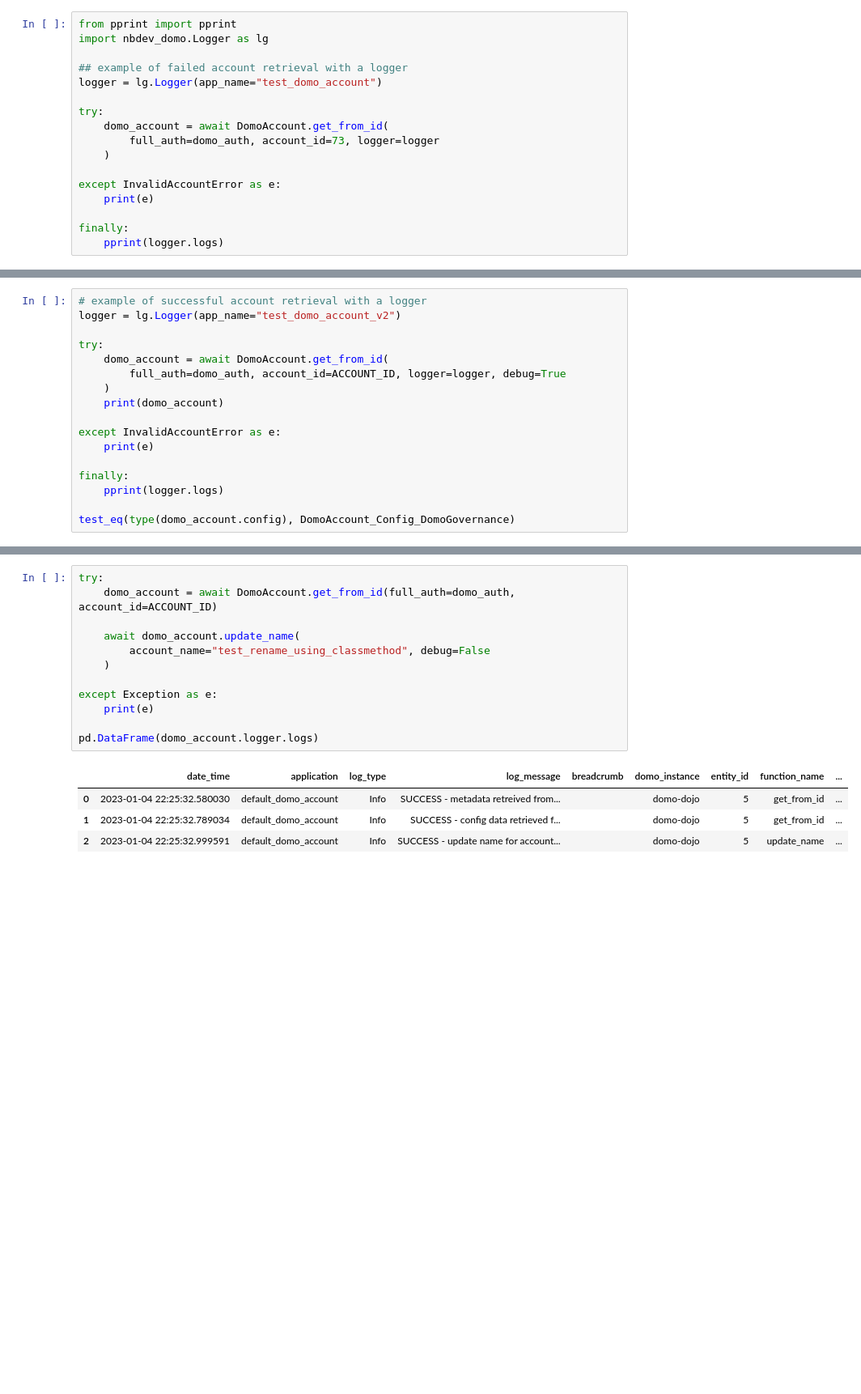
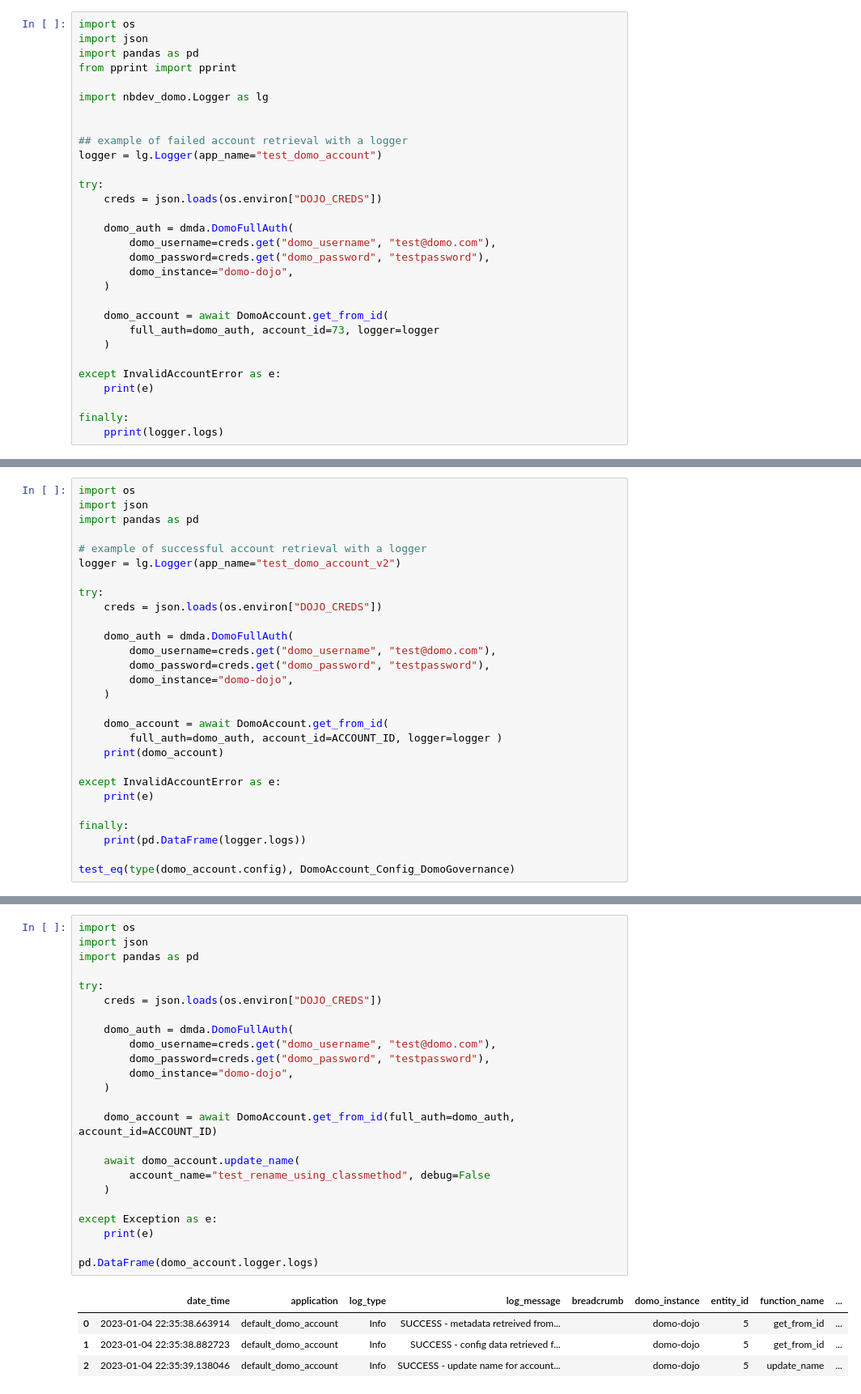
Before and after one commit to jaewilson07/nbdev_domo, a Jupyter notebook: nbs/80_DomoAccount.ipynb, the cells around one changed output, grey strips where cells are left out. Shown: that part at 81% size. Drawn from its saved outputs; the diff is of its cells as text; blank space fills up the shorter version.

Commit message:
add auth

```diff
--- a/nbs/80_DomoAccount.ipynb
+++ b/nbs/80_DomoAccount.ipynb
@@ -589,13 +632,26 @@ async def get_from_id(
 # %% [markdown]
 #### sample implementation of DomoAccount.get_from_id
 # %%
+import os
+import json
+import pandas as pd
 from pprint import pprint
+
 import nbdev_domo.Logger as lg
+
 
 ## example of failed account retrieval with a logger
 logger = lg.Logger(app_name="test_domo_account")
 
 try:
+    creds = json.loads(os.environ["DOJO_CREDS"])
+
+    domo_auth = dmda.DomoFullAuth(
+        domo_username=creds.get("domo_username", "test@domo.com"),
+        domo_password=creds.get("domo_password", "testpassword"),
+        domo_instance="domo-dojo",
+    )
+
     domo_account = await DomoAccount.get_from_id(
         full_auth=domo_auth, account_id=73, logger=logger
     )
@@ -619,20 +675,31 @@ Status 403 - ERROR - no metadata retreived from get_account_from_id: account - 7
                  'account - 73 from domo-dojo',
   'log_type': 'Error'}]
 # %%
+import os
+import json
+import pandas as pd
+
 # example of successful account retrieval with a logger
 logger = lg.Logger(app_name="test_domo_account_v2")
 
 try:
+    creds = json.loads(os.environ["DOJO_CREDS"])
+
+    domo_auth = dmda.DomoFullAuth(
+        domo_username=creds.get("domo_username", "test@domo.com"),
+        domo_password=creds.get("domo_password", "testpassword"),
+        domo_instance="domo-dojo",
+    )
+
     domo_account = await DomoAccount.get_from_id(
-        full_auth=domo_auth, account_id=ACCOUNT_ID, logger=logger, debug=True
-    )
+        full_auth=domo_auth, account_id=ACCOUNT_ID, logger=logger )
     print(domo_account)
 
 except InvalidAccountError as e:
     print(e)
 
 finally:
-    pprint(logger.logs)
+    print(pd.DataFrame(logger.logs))
 
 test_eq(type(domo_account.config), DomoAccount_Config_DomoGovernance)
 # %% [output]
@@ -744,22 +810,34 @@ async def update_name(
 # %% [markdown]
 #### sample implementation of update_name
 # %%
+import os
+import json
+import pandas as pd
+
 try:
+    creds = json.loads(os.environ["DOJO_CREDS"])
+
+    domo_auth = dmda.DomoFullAuth(
+        domo_username=creds.get("domo_username", "test@domo.com"),
+        domo_password=creds.get("domo_password", "testpassword"),
+        domo_instance="domo-dojo",
+    )
+
     domo_account = await DomoAccount.get_from_id(full_auth=domo_auth, account_id=ACCOUNT_ID)
 
     await domo_account.update_name(
         account_name="test_rename_using_classmethod", debug=False
     )
 
 except Exception as e:
     print(e)
 
 pd.DataFrame(domo_account.logger.logs)
 # %% [output]
 |  | date_time | application | log_type | log_message | breadcrumb | domo_instance | entity_id | function_name | ... |
-| 0 | 2023-01-04 22:25:32.580030 | default_domo_account | Info | SUCCESS - metadata retreived from... |  | domo-dojo | 5 | get_from_id | ... |
-| 1 | 2023-01-04 22:25:32.789034 | default_domo_account | Info | SUCCESS - config data retrieved f... |  | domo-dojo | 5 | get_from_id | ... |
-| 2 | 2023-01-04 22:25:32.999591 | default_domo_account | Info | SUCCESS - update name for account... |  | domo-dojo | 5 | update_name | ... |
+| 0 | 2023-01-04 22:35:38.663914 | default_domo_account | Info | SUCCESS - metadata retreived from... |  | domo-dojo | 5 | get_from_id | ... |
+| 1 | 2023-01-04 22:35:38.882723 | default_domo_account | Info | SUCCESS - config data retrieved f... |  | domo-dojo | 5 | get_from_id | ... |
+| 2 | 2023-01-04 22:35:39.138046 | default_domo_account | Info | SUCCESS - update name for account... |  | domo-dojo | 5 | update_name | ... |
 # %%
 # | export
 @patch_to(DomoAccount, cls_method=True)
```
Also changed, not shown: parts of 9 cells of this notebook, 1 other file.
